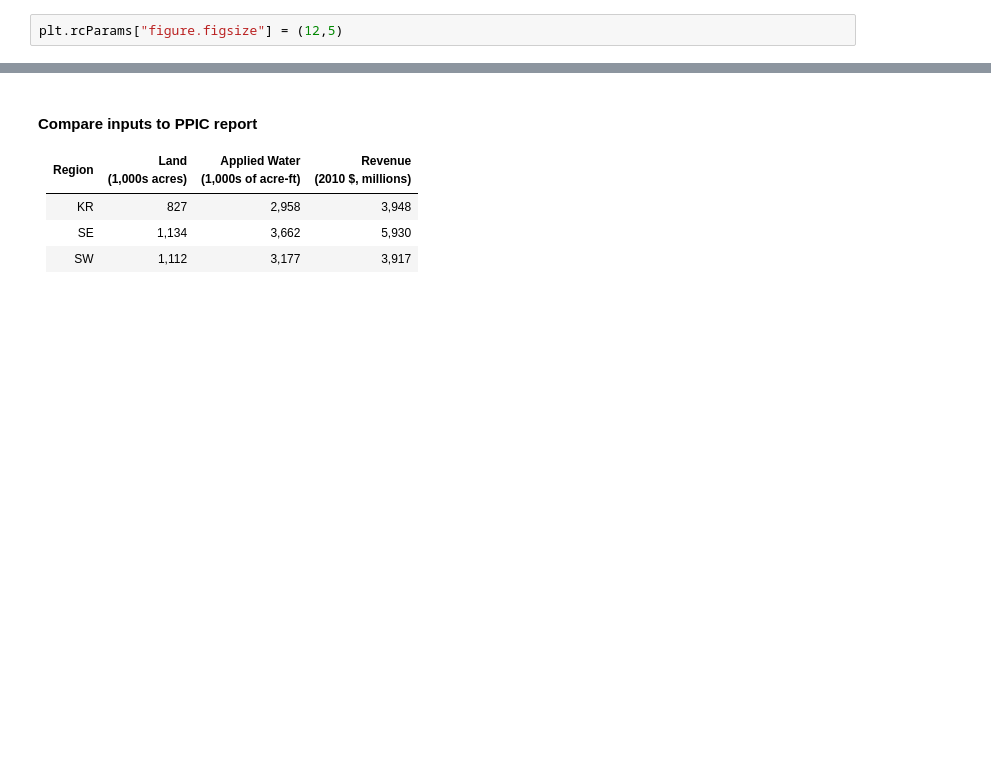
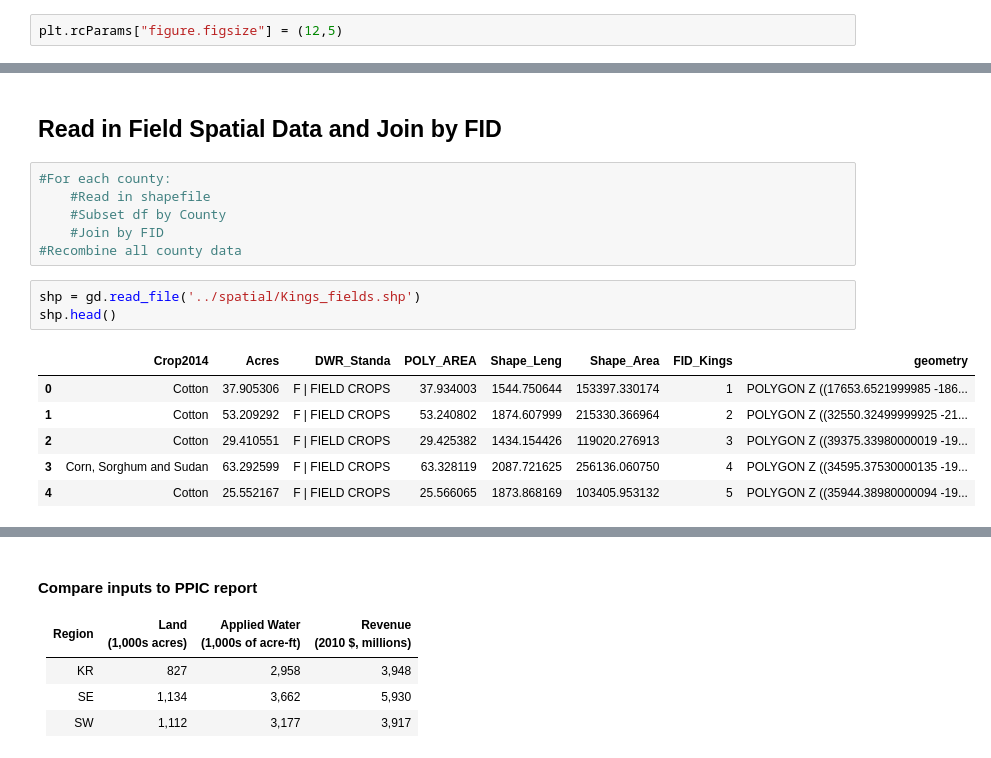
Before and after one commit to eanderson-ei/cv-mbom, a Jupyter notebook: notebooks/010-data-prep.ipynb, the cells around one changed output, grey strips where cells are left out. Cells and saved outputs as stored; diff of their text form; blank space fills up the shorter version.

```diff
--- a/notebooks/010-data-prep.ipynb
+++ b/notebooks/010-data-prep.ipynb
@@ -38,0 +61,18 @@ df.head()
+# %% [markdown]
+## Read in Field Spatial Data and Join by FID
+# %%
+#For each county:
+    #Read in shapefile
+    #Subset df by County
+    #Join by FID
+#Recombine all county data
+# %%
+shp = gd.read_file('../spatial/Kings_fields.shp')
+shp.head()
+# %% [output]
+|  | Crop2014 | Acres | DWR_Standa | POLY_AREA | Shape_Leng | Shape_Area | FID_Kings | geometry |
+| 0 | Cotton | 37.905306 | F | FIELD CROPS | 37.934003 | 1544.750644 | 153397.330174 | 1 | POLYGON Z ((17653.6521999985 -186... |
+| 1 | Cotton | 53.209292 | F | FIELD CROPS | 53.240802 | 1874.607999 | 215330.366964 | 2 | POLYGON Z ((32550.32499999925 -21... |
+| 2 | Cotton | 29.410551 | F | FIELD CROPS | 29.425382 | 1434.154426 | 119020.276913 | 3 | POLYGON Z ((39375.33980000019 -19... |
+| 3 | Corn, Sorghum and Sudan | 63.292599 | F | FIELD CROPS | 63.328119 | 2087.721625 | 256136.060750 | 4 | POLYGON Z ((34595.37530000135 -19... |
+| 4 | Cotton | 25.552167 | F | FIELD CROPS | 25.566065 | 1873.868169 | 103405.953132 | 5 | POLYGON Z ((35944.38980000094 -19... |
```
Also changed, not shown: parts of 13 cells of this notebook, 5 other files.
